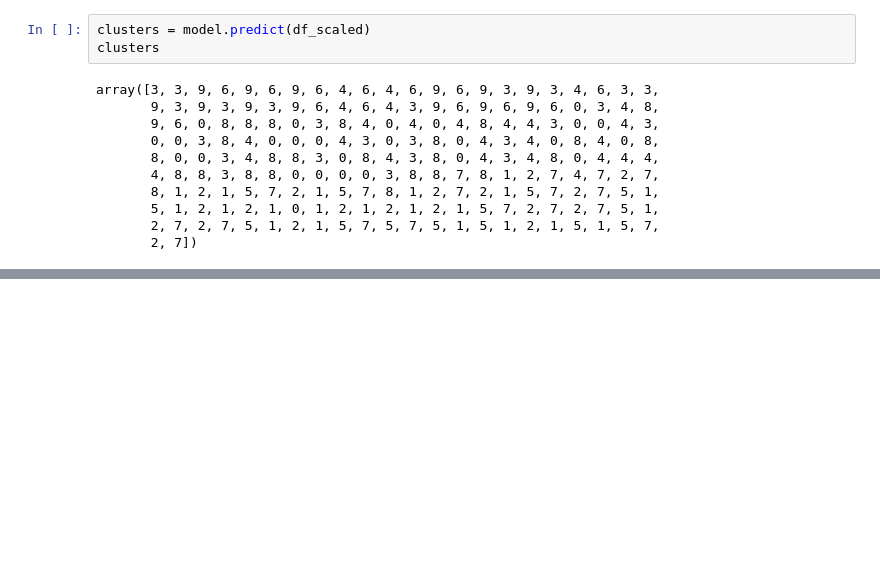
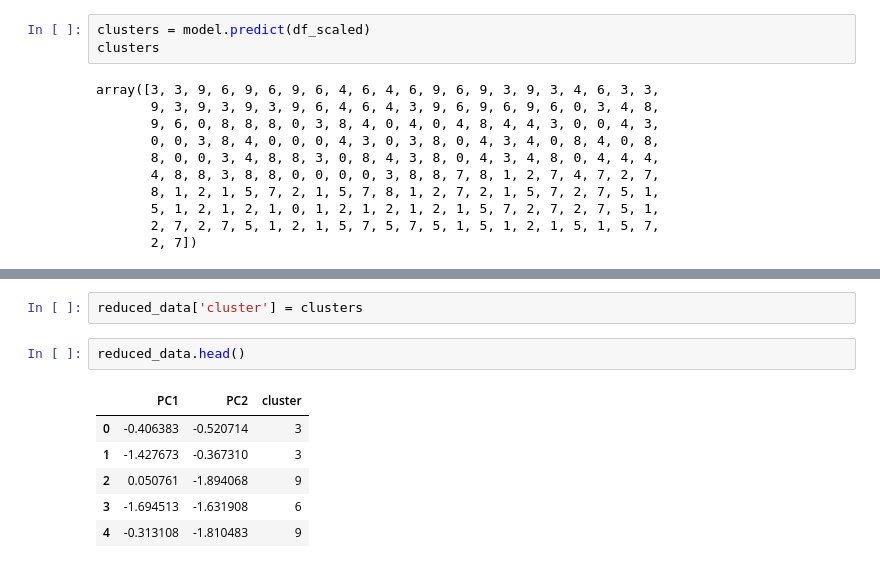
Before and after one commit to Divyansh-ag14/random-datasets, a Jupyter notebook: mall_customer_segmentation/segmentation.ipynb, the cells around one changed output, grey strips where cells are left out. Drawn from its saved outputs; the diff is of its cells as text; blank space fills up the shorter version.

```diff
--- a/mall_customer_segmentation/segmentation.ipynb
+++ b/mall_customer_segmentation/segmentation.ipynb
@@ -124,0 +161,11 @@ reduced_data = pd.DataFrame(pca.fit_transform(df_scaled), columns=['PC1', 'PC2']
+# %%
+reduced_data['cluster'] = clusters
+# %%
+reduced_data.head()
+# %% [output]
+|  | PC1 | PC2 | cluster |
+| 0 | -0.406383 | -0.520714 | 3 |
+| 1 | -1.427673 | -0.367310 | 3 |
+| 2 | 0.050761 | -1.894068 | 9 |
+| 3 | -1.694513 | -1.631908 | 6 |
+| 4 | -0.313108 | -1.810483 | 9 |
```
Also changed, not shown: parts of 4 cells of this notebook.
